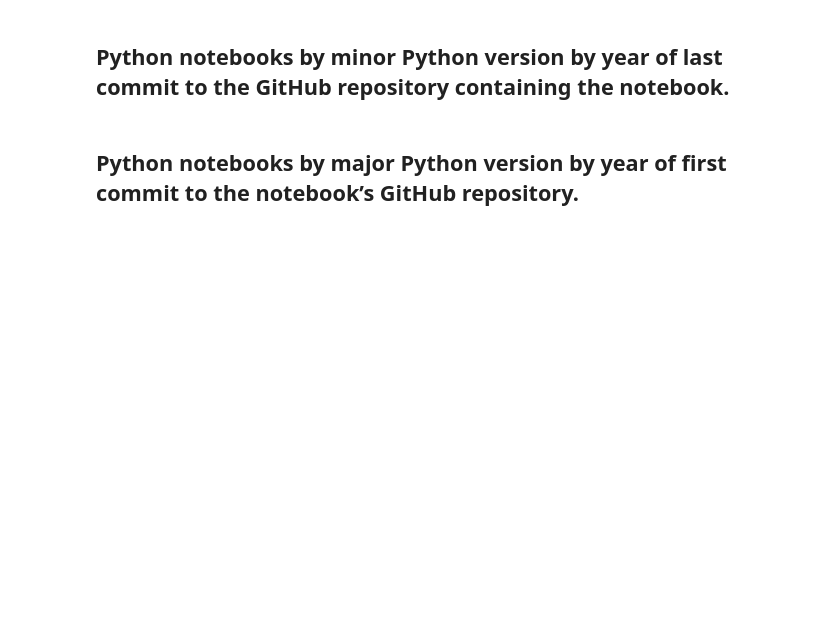
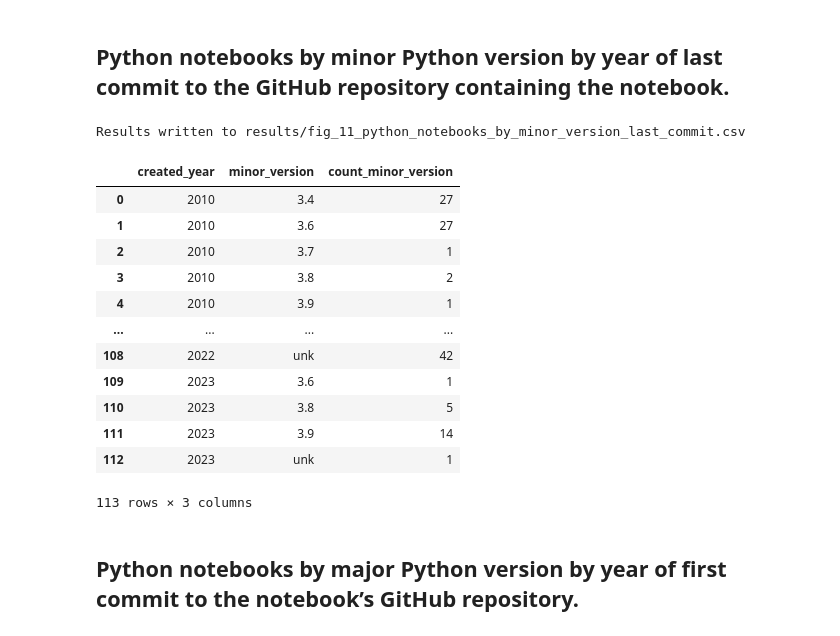
Before and after one commit to fusion-jena/fairjupyter, a Jupyter notebook: notebooks/FAIRJupyter_SPARQL.ipynb, the cells around one changed output. Cells and saved outputs as stored; diff of their text form; code cells hidden in the pictures; blank space fills up the shorter version.

```diff
--- a/notebooks/FAIRJupyter_SPARQL.ipynb
+++ b/notebooks/FAIRJupyter_SPARQL.ipynb
@@ -325,24 +339,39 @@ results
 # %%
 query_string = """
 SELECT ?created_year ?minor_version (COUNT(?notebook) as ?count_minor_version)
 WHERE {
   ?notebook a <https://w3id.org/reproduceme/Notebook> ;
             <http://purl.org/pav/retrievedFrom>  ?repository ;
             <https://w3id.org/reproduceme/language> "python" ;
             <https://w3id.org/reproduceme/language_version> ?version .
   ?repository <https://w3id.org/reproduceme/created_at> ?created_at .
-  BIND(REPLACE(str(?created_at), "(\\d*)-.*", "$1") AS ?created_year)
+  BIND(REPLACE(str(?created_at), "^([0-9]{4})-.*", "$1") AS ?created_year)
   BIND(SUBSTR(?version, 1, 3) AS ?minor_version)
   FILTER(?version != "3" && ?version != "1" && ?version != "ES2015")
 }
 GROUP BY ?created_year ?minor_version
 ORDER BY ?created_year ?minor_version
 
 
 """
 csv_filename = 'fig_11_python_notebooks_by_minor_version_last_commit'
 results = query_and_display_results(query_string, csv_filename)
 results
+# %% [output]
+Results written to results/fig_11_python_notebooks_by_minor_version_last_commit.csv
+|  | created_year | minor_version | count_minor_version |
+| 0 | 2010 | 3.4 | 27 |
+| 1 | 2010 | 3.6 | 27 |
+| 2 | 2010 | 3.7 | 1 |
+| 3 | 2010 | 3.8 | 2 |
+| 4 | 2010 | 3.9 | 1 |
+| ... | ... | ... | ... |
+| 108 | 2022 | unk | 42 |
+| 109 | 2023 | 3.6 | 1 |
+| 110 | 2023 | 3.8 | 5 |
+| 111 | 2023 | 3.9 | 14 |
+| 112 | 2023 | unk | 1 |
+113 rows × 3 columns
 # %% [markdown]
 ## Python notebooks by major Python version by year of first commit to the notebook’s GitHub repository.
 # %%
```
Also changed, not shown: parts of 4 cells of this notebook, 1 other file.
